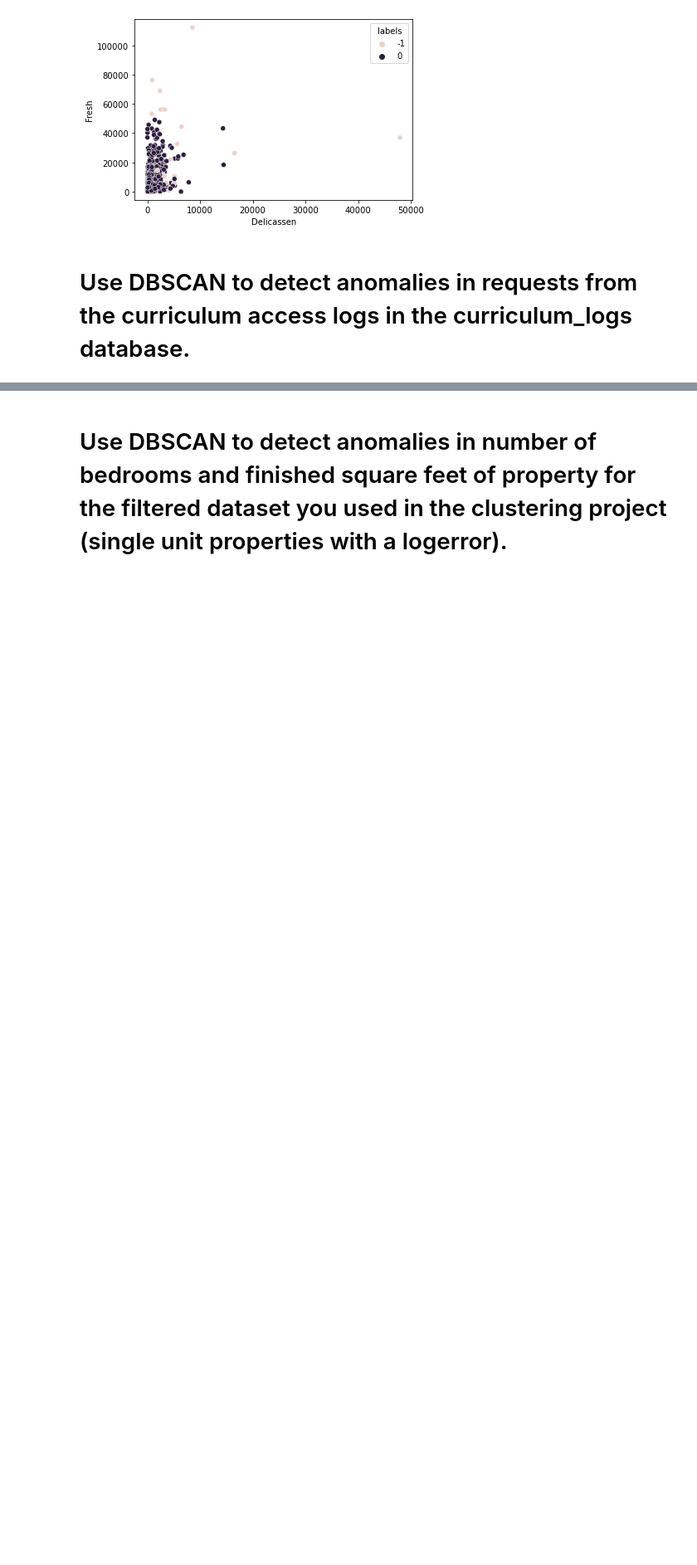
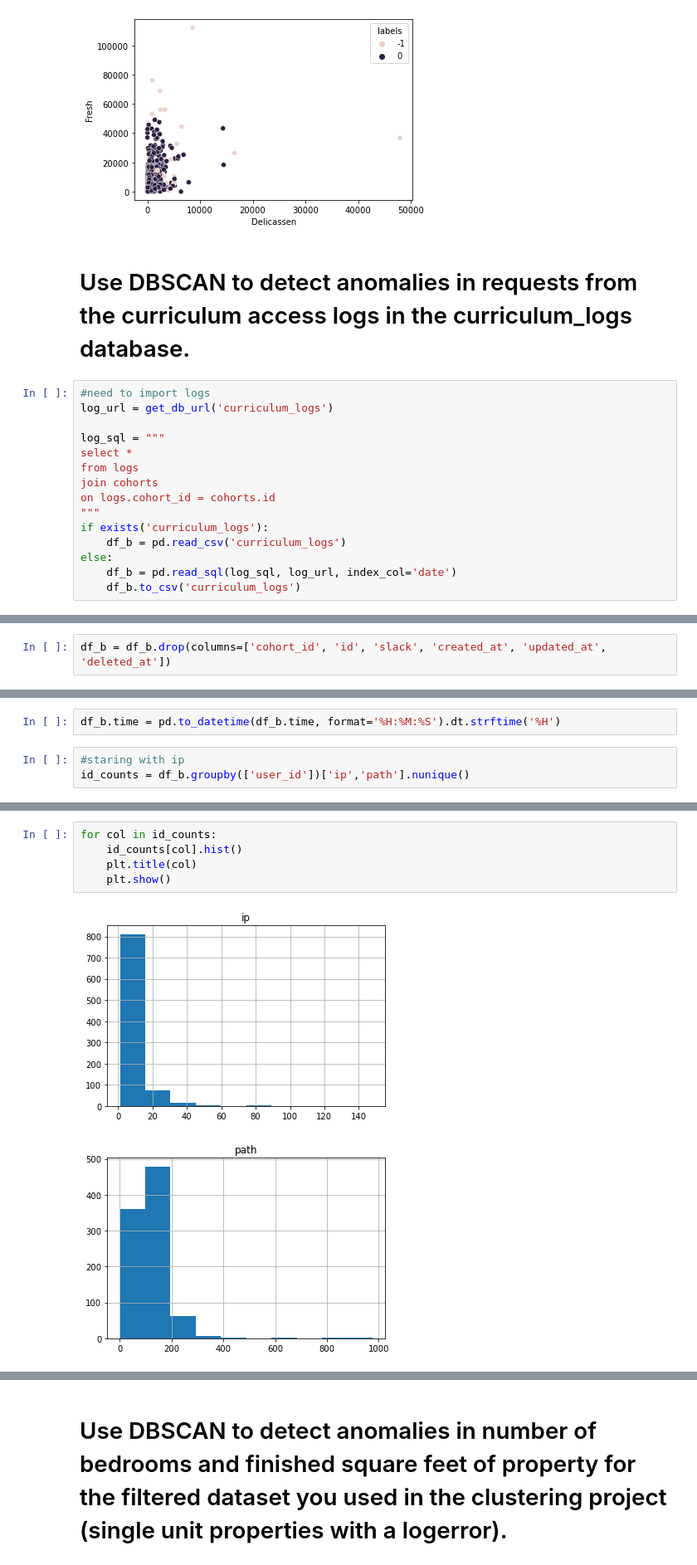
Before and after one commit to joshua-shorterivey/anomaly-detection-exercises, a Jupyter notebook: clustering_anomaly_detection.ipynb, the cells around one changed output, grey strips where cells are left out. Shown at 83% size. Drawn from its saved outputs; the diff is of its cells as text; blank space fills up the shorter version.

```diff
--- a/clustering_anomaly_detection.ipynb
+++ b/clustering_anomaly_detection.ipynb
@@ -204,3 +208,18 @@ plt.show()
 [figure]
 # %% [markdown]
 # Use DBSCAN to detect anomalies in requests from the curriculum access logs in the curriculum_logs database.
+# %%
+#need to import logs
+log_url = get_db_url('curriculum_logs')
+
+log_sql = """
+select *
+from logs
+join cohorts
+on logs.cohort_id = cohorts.id
+"""
+if exists('curriculum_logs'):
+    df_b = pd.read_csv('curriculum_logs')
+else:
+    df_b = pd.read_sql(log_sql, log_url, index_col='date')
+    df_b.to_csv('curriculum_logs')
@@ -206,0 +228,2 @@ plt.show()
+# %%
+df_b = df_b.drop(columns=['cohort_id', 'id', 'slack', 'created_at', 'updated_at', 'deleted_at'])
@@ -206,0 +253,5 @@ plt.show()
+# %%
+df_b.time = pd.to_datetime(df_b.time, format='%H:%M:%S').dt.strftime('%H')
+# %%
+#staring with ip
+id_counts = df_b.groupby(['user_id'])['ip','path'].nunique()
@@ -206,0 +279,8 @@ plt.show()
+# %%
+for col in id_counts:
+    id_counts[col].hist()
+    plt.title(col)
+    plt.show()
+# %% [output]
+[figure, added]
+[figure, added]
```
Also changed, not shown: parts of 12 cells of this notebook, 1 other file.
